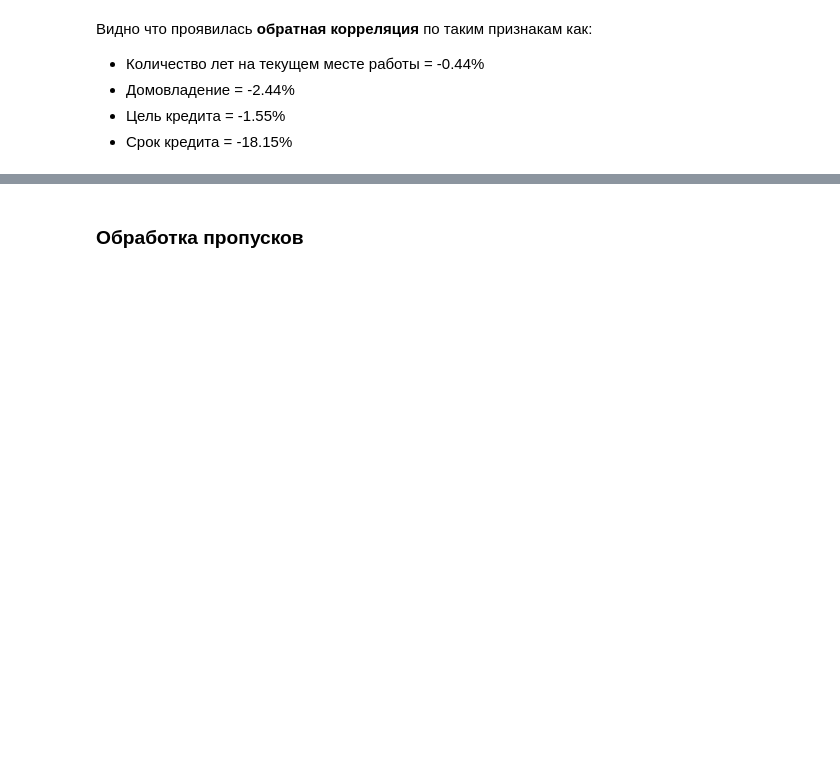
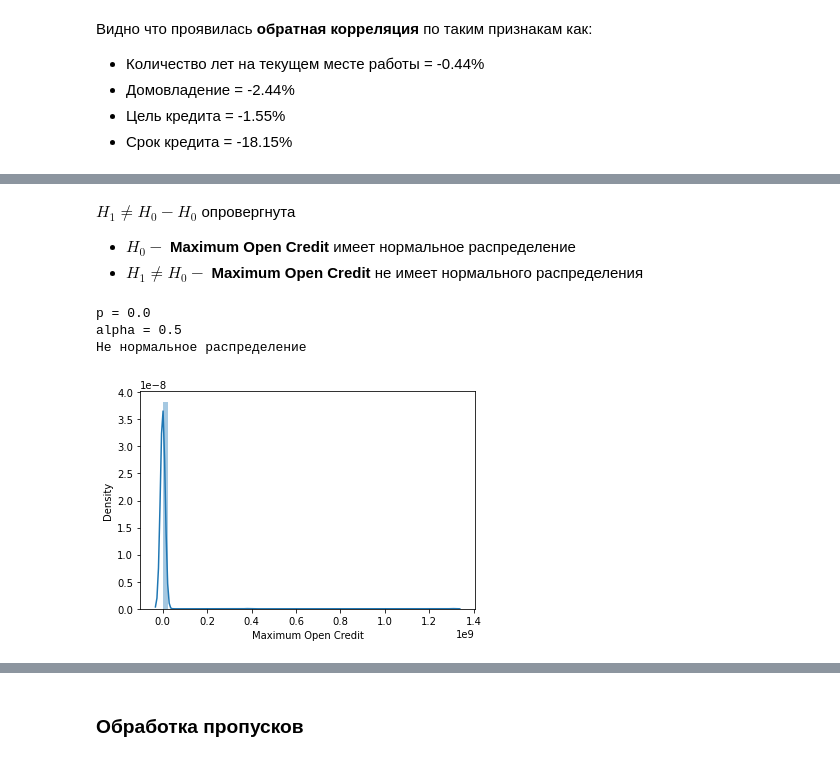
Before and after one commit to Yegor9151/-Python-Libraries-for-Data-Science-Continued, a Jupyter notebook: course_project/SorokinEL_course_project.ipynb, the cells around one changed output, grey strips where cells are left out. Drawn from its saved outputs; the diff is of its cells as text; code cells hidden in the pictures; blank space fills up the shorter version.

```diff
--- a/course_project/SorokinEL_course_project.ipynb
+++ b/course_project/SorokinEL_course_project.ipynb
@@ -411,0 +418,16 @@ Name: Credit Default, dtype: float64
+# %% [markdown]
+$H_1 \neq H_0 - H_0$ опровергнута
+
+- $H_0 -$ __Maximum Open Credit__ имеет нормальное распределение
+- $H_1 \neq H_0 -$ __Maximum Open Credit__ не имеет нормального распределения
+# %%
+stat_test(
+    df=Xy_train,
+    column='Maximum Open Credit',
+    alpha=0.5
+)
+# %% [output]
+p = 0.0
+alpha = 0.5
+Не нормальное распределение
+[figure, added]
```
Also changed, not shown: parts of 51 cells of this notebook.
